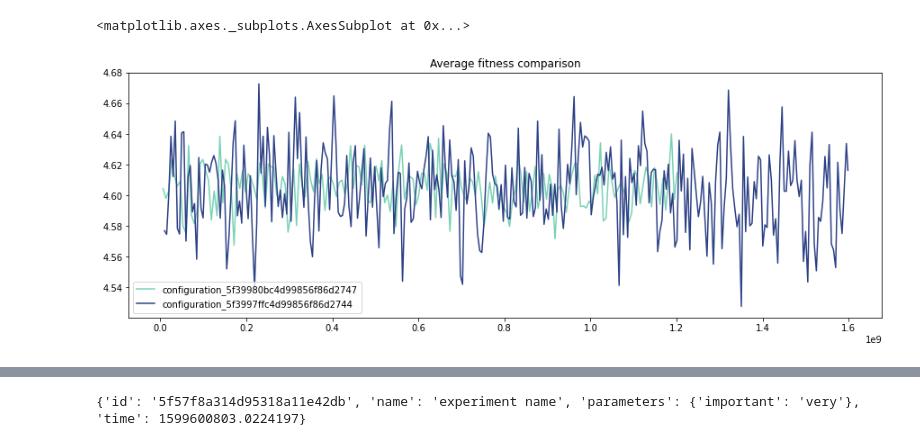
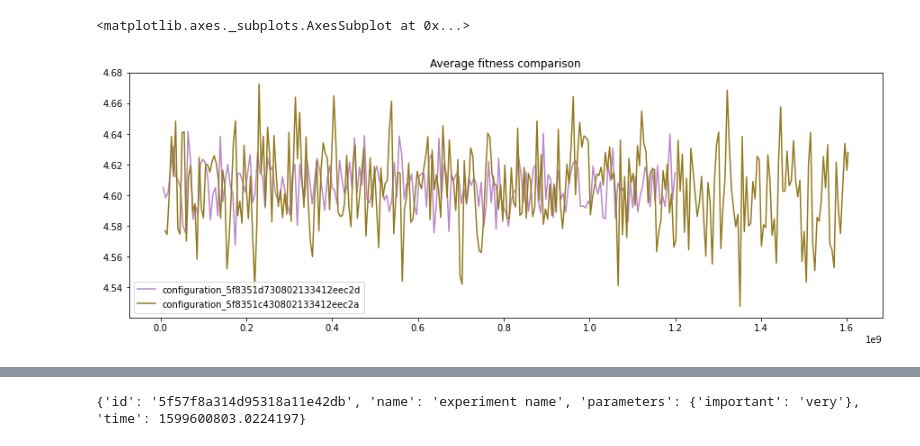
Before and after one commit to olliekrk/cloud-berry, a Jupyter notebook: cloudberry-py/cloudberry_demo.ipynb, the cells around one changed output, grey strips where cells are left out. Saved outputs shown, nothing was run; the diff lists cells and outputs as text; code cells hidden in the pictures.

```diff
--- a/cloudberry-py/cloudberry_demo.ipynb
+++ b/cloudberry-py/cloudberry_demo.ipynb
@@ -208,5 +211,5 @@ cb.DataSeriesPlots.compare(series=series,
 # %%
-CONFIGURATION_ID = '5f39980bc4d99856f86d2747'
+CONFIGURATION_ID = '5f8351d730802133412eec2d'
 
 # Use case 2. Compare all computations for given configuration id
 
@@ -243,23 +247,23 @@ cb_csv_uploader.upload_file(
 # %%
 configuration_ids = [
     CONFIGURATION_ID,
-    '5f3997ffc4d99856f86d2744'
+    '5f8351c430802133412eec2a'
 ]
 
 # Use case 3. Compare N configurations
 
 series = cb_analytics.compare_configurations(
     configuration_ids=configuration_ids,
     field_name=fitness_field
 )
 
 cb.DataSeriesPlots.compare(series=series,
                            x_field='_time',
                            y_field=fitness_field,
                            title='Average fitness comparison')
 # %% [output]
 <matplotlib.axes._subplots.AxesSubplot at 0x...>
-[figure, old version]
+[figure, new version]
 # %%
 # Use case 4. Compare all configurations for experiment
 
```
Also changed, not shown: parts of 19 cells of this notebook, 3 other files.
